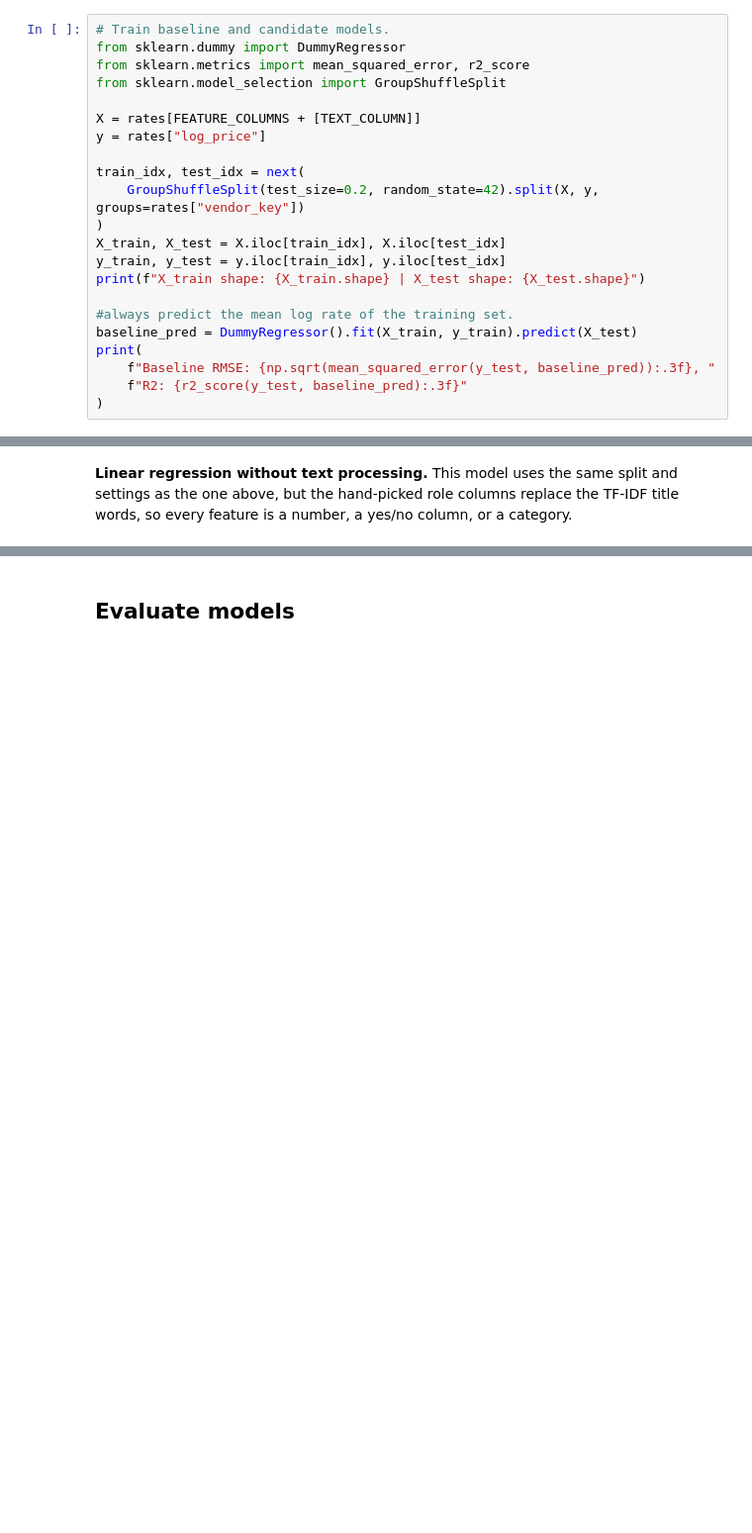
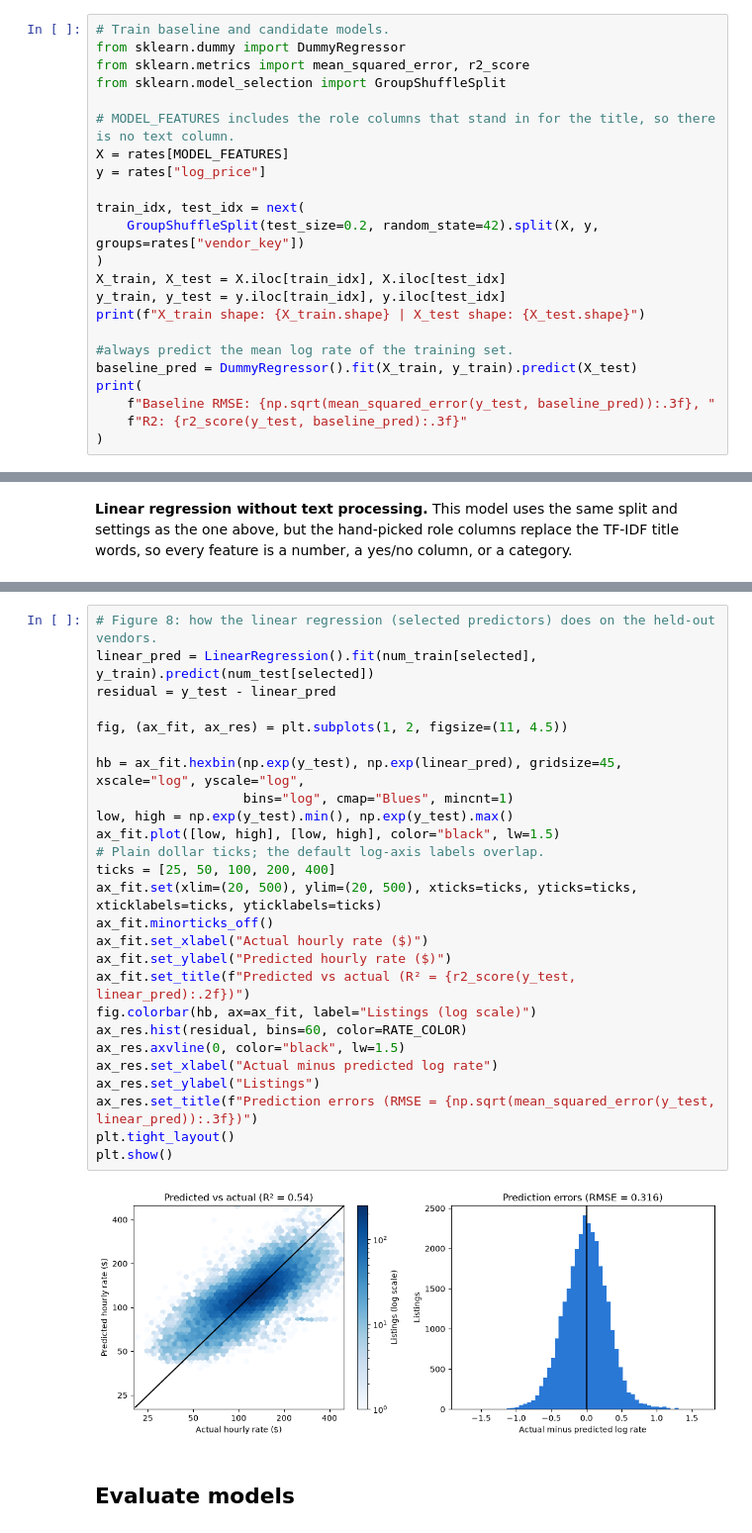
Before and after one commit to Silverdroplet/project_template, a Jupyter notebook: notebook.ipynb, the cells around one changed output, grey strips where cells are left out. Shown at 99% size. Cells and saved outputs as stored; diff of their text form; blank space fills up the shorter version.

```diff
--- a/notebook.ipynb
+++ b/notebook.ipynb
@@ -354,7 +485,8 @@ from sklearn.dummy import DummyRegressor
 from sklearn.metrics import mean_squared_error, r2_score
 from sklearn.model_selection import GroupShuffleSplit
 
-X = rates[FEATURE_COLUMNS + [TEXT_COLUMN]]
+# MODEL_FEATURES includes the role columns that stand in for the title, so there is no text column.
+X = rates[MODEL_FEATURES]
 y = rates["log_price"]
 
 train_idx, test_idx = next(
@@ -439,3 +556,31 @@ plt.show()
+# %%
+# Figure 8: how the linear regression (selected predictors) does on the held-out vendors.
+linear_pred = LinearRegression().fit(num_train[selected], y_train).predict(num_test[selected])
+residual = y_test - linear_pred
+
+fig, (ax_fit, ax_res) = plt.subplots(1, 2, figsize=(11, 4.5))
+
+hb = ax_fit.hexbin(np.exp(y_test), np.exp(linear_pred), gridsize=45, xscale="log", yscale="log",
+                   bins="log", cmap="Blues", mincnt=1)
+low, high = np.exp(y_test).min(), np.exp(y_test).max()
+ax_fit.plot([low, high], [low, high], color="black", lw=1.5)
+# Plain dollar ticks; the default log-axis labels overlap.
+ticks = [25, 50, 100, 200, 400]
+ax_fit.set(xlim=(20, 500), ylim=(20, 500), xticks=ticks, yticks=ticks, xticklabels=ticks, yticklabels=ticks)
+ax_fit.minorticks_off()
+ax_fit.set_xlabel("Actual hourly rate ($)")
+ax_fit.set_ylabel("Predicted hourly rate ($)")
+ax_fit.set_title(f"Predicted vs actual (R² = {r2_score(y_test, linear_pred):.2f})")
+fig.colorbar(hb, ax=ax_fit, label="Listings (log scale)")
+ax_res.hist(residual, bins=60, color=RATE_COLOR)
+ax_res.axvline(0, color="black", lw=1.5)
+ax_res.set_xlabel("Actual minus predicted log rate")
+ax_res.set_ylabel("Listings")
+ax_res.set_title(f"Prediction errors (RMSE = {np.sqrt(mean_squared_error(y_test, linear_pred)):.3f})")
+plt.tight_layout()
+plt.show()
+# %% [output]
+[figure, added]
 # %% [markdown]
 ## Evaluate models
 # %%
```
Also changed, not shown: parts of 14 cells of this notebook.
